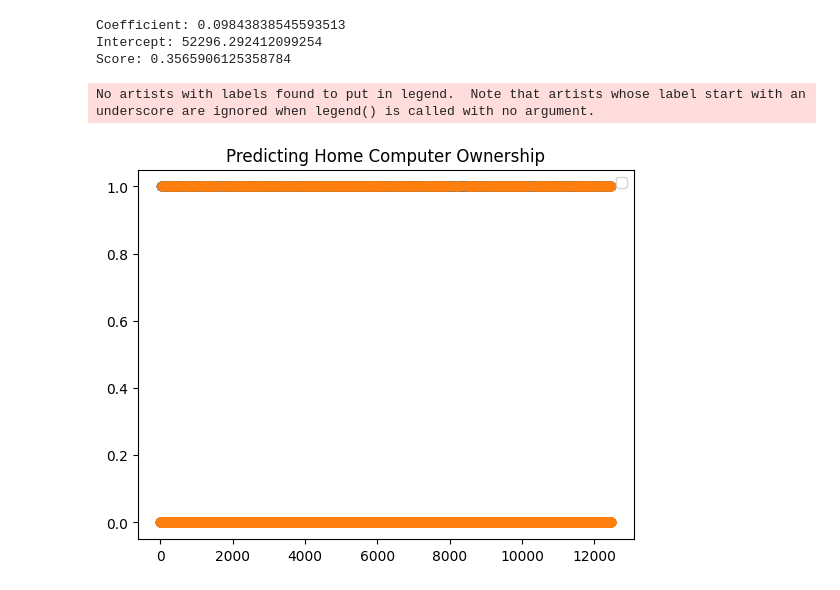
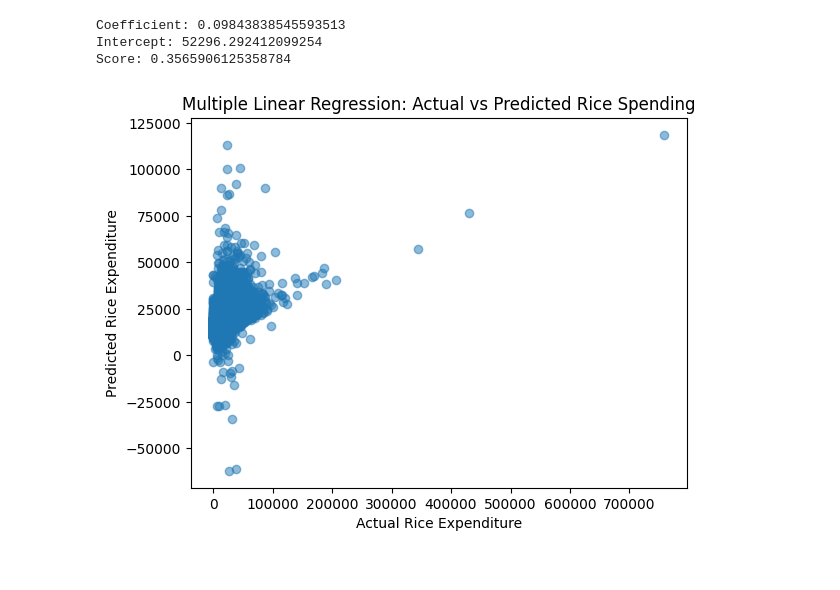
Before and after one commit to G4bG4b/ITELEC303_DELLOVA_3C, a Jupyter notebook: family(testing2).ipynb, the cells around one changed output. Cells and saved outputs as stored; diff of their text form; code cells hidden in the pictures.

```diff
--- a/family(testing2).ipynb
+++ b/family(testing2).ipynb
@@ -92,26 +101,20 @@ print("Score:", model.score(X2, y2))
 Coefficient: 0.09843838545593513
 Intercept: 52296.292412099254
 Score: 0.3565906125358784
-# %%
-from sklearn.linear_model import LogisticRegression
-from sklearn.model_selection import train_test_split
-from sklearn.metrics import accuracy_score
-
-Xc = df[['Total Household Income', 'Education Expenditure']]
-yc = (df['Number of Personal Computer'] > 0).astype(int)
-
-X_train, X_test, y_train, y_test = train_test_split(Xc, yc, test_size=0.3)
-clf = LogisticRegression(max_iter=300)
-clf.fit(X_train, y_train)
-
-pred = clf.predict(X_test)
-
-plt.figure()
-plt.scatter(range(len(y_test)), y_test, alpha=0.6)
-plt.scatter(range(len(pred)), pred, alpha=0.6)
-plt.title('Predicting Home Computer Ownership')
-plt.legend()
-plt.show()
-# %% [output]
-No artists with labels found to put in legend.  Note that artists whose label start with an underscore are ignored when legend() is called with no argument.
-[figure, removed]
+# %%
+X = df[['Total Food Expenditure', 'Total Household Income']]
+y = df['Total Rice Expenditure']
+
+model = LinearRegression()
+model.fit(X, y)
+
+pred = model.predict(X)
+
+plt.figure()
+plt.scatter(y, pred, alpha=0.5)
+plt.xlabel('Actual Rice Expenditure')
+plt.ylabel('Predicted Rice Expenditure')
+plt.title('Multiple Linear Regression: Actual vs Predicted Rice Spending')
+plt.show()
+# %% [output]
+[figure, added]
```
Also changed, not shown: parts of 7 cells of this notebook.
